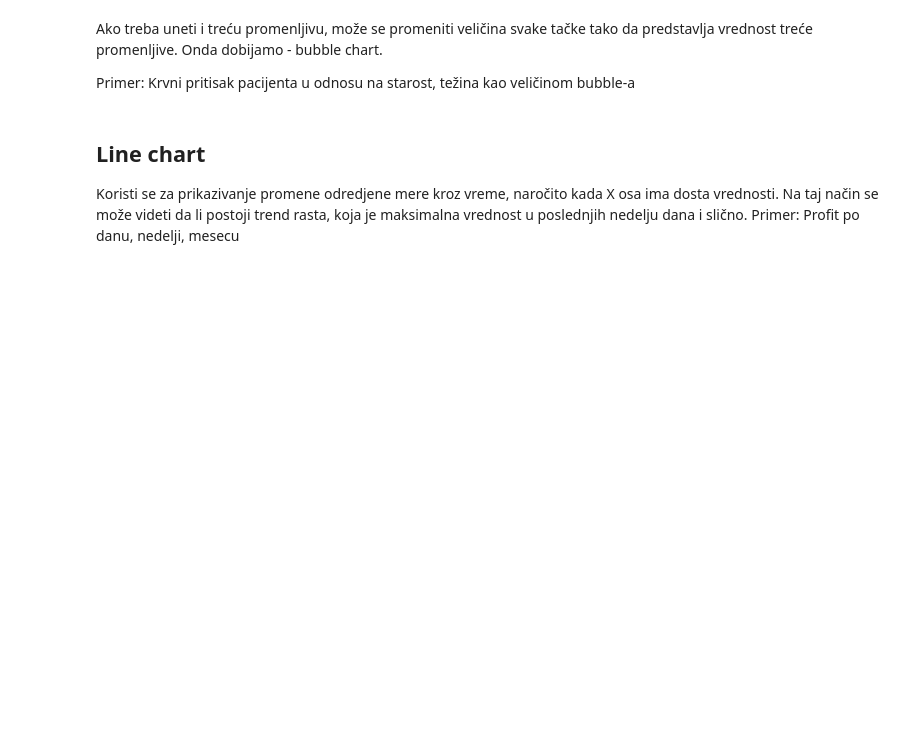
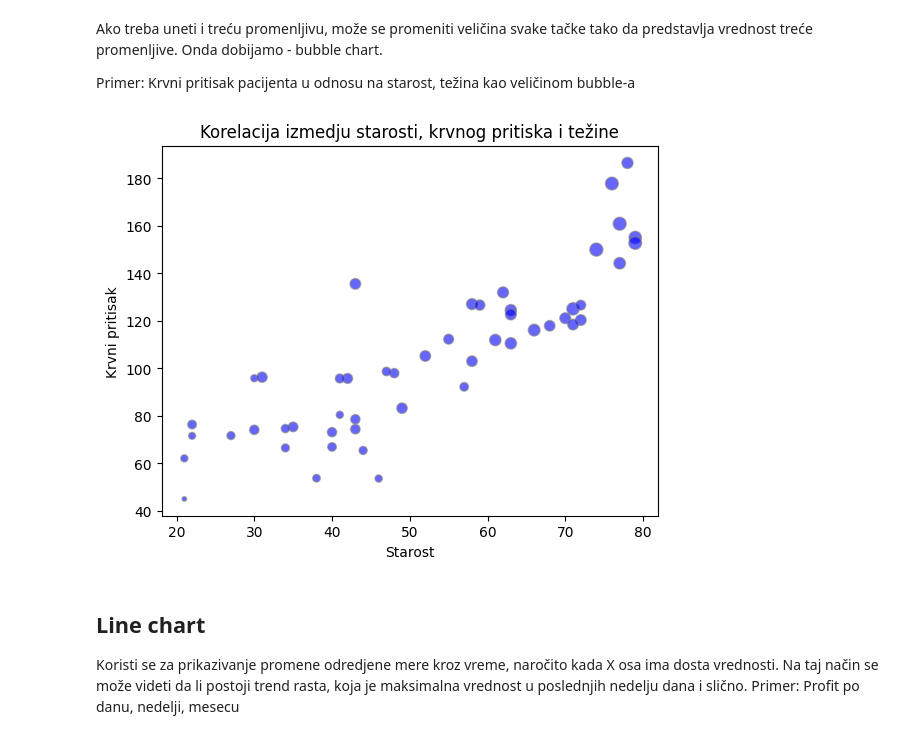
Before and after one commit to TLazarevic/data-analysis-lab, a Jupyter notebook: matplotlib.ipynb, the cells around one changed output. Drawn from its saved outputs; the diff is of its cells as text; code cells hidden in the pictures; blank space fills up the shorter version.

```diff
--- a/matplotlib.ipynb
+++ b/matplotlib.ipynb
@@ -85,21 +110,23 @@ Primer: Krvni pritisak pacijenta u odnosu na starost, težina kao veličinom bub
 # %%
 # napravi (dobre) nasumične podatke:
 np.random.seed(42)
 num_points = 50
 age = np.random.randint(20, 80, num_points)
 weight = age + np.random.normal(0, 10, num_points)
 blood_pressure = age + weight + np.random.normal(0, 15, num_points)
 
 # iscrtaj:
 fig, ax = plt.subplots()
 
 ax.scatter(age, blood_pressure, s=weight, alpha=0.6, c='blue', edgecolors='gray')
 
 plt.xlabel('Starost')
 plt.ylabel('Krvni pritisak')
-plt.title('Korelacija izmedju starosti, krvnog pritiska, i težine')
+plt.title('Korelacija izmedju starosti, krvnog pritiska i težine')
 
 plt.show()
+# %% [output]
+[figure, added]
 # %% [markdown]
 ## Line chart
 
```
Also changed, not shown: parts of 14 cells of this notebook.
